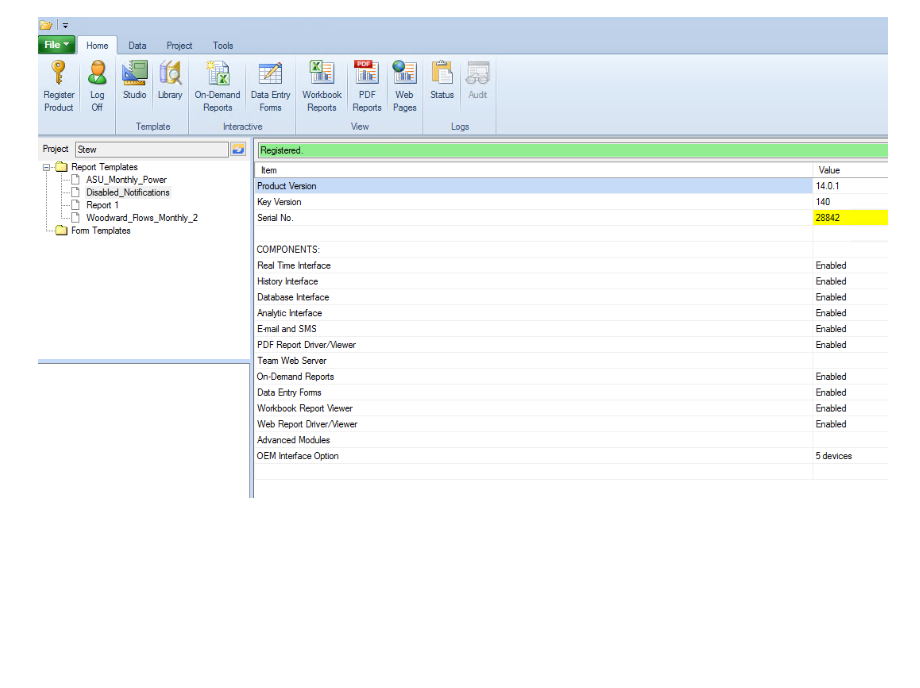
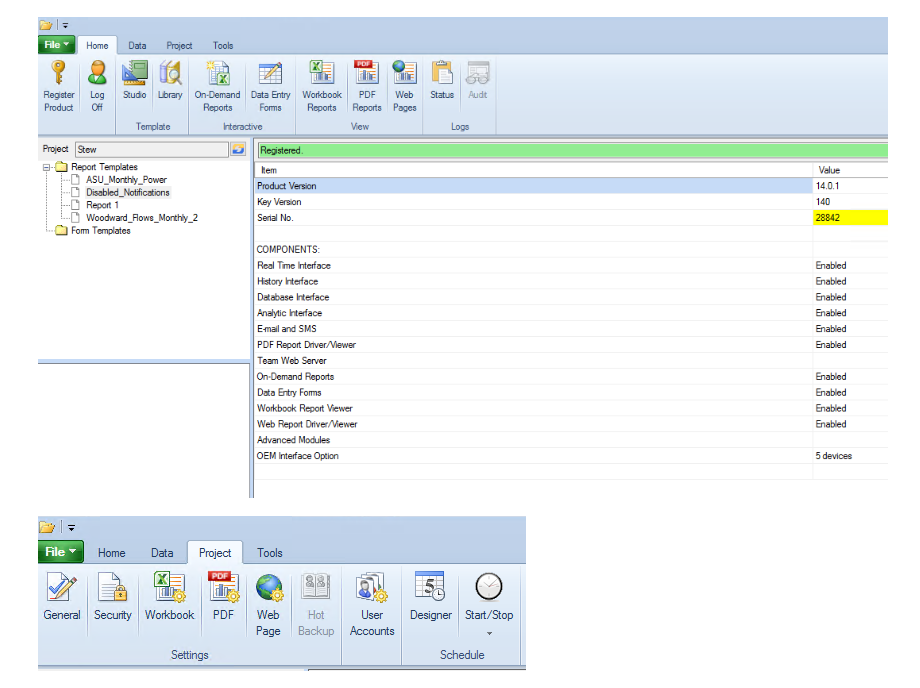
Before and after one commit to GabeMaldonado/JupyterNotebooks, a Jupyter notebook: XLRep.ipynb, the cells around one changed output. Saved outputs shown, nothing was run; the diff lists cells and outputs as text; code cells hidden in the pictures; blank space fills up the shorter version.

```diff
--- a/XLRep.ipynb
+++ b/XLRep.ipynb
@@ -5,3 +5,7 @@ from IPython.display import Image
 Image('/home.PNG')
 # %% [output]
 [figure]
+# %%
+Image('/project_tab.PNG')
+# %% [output]
+[figure, added]
```
Also changed, not shown: parts of 1 cell of this notebook.
